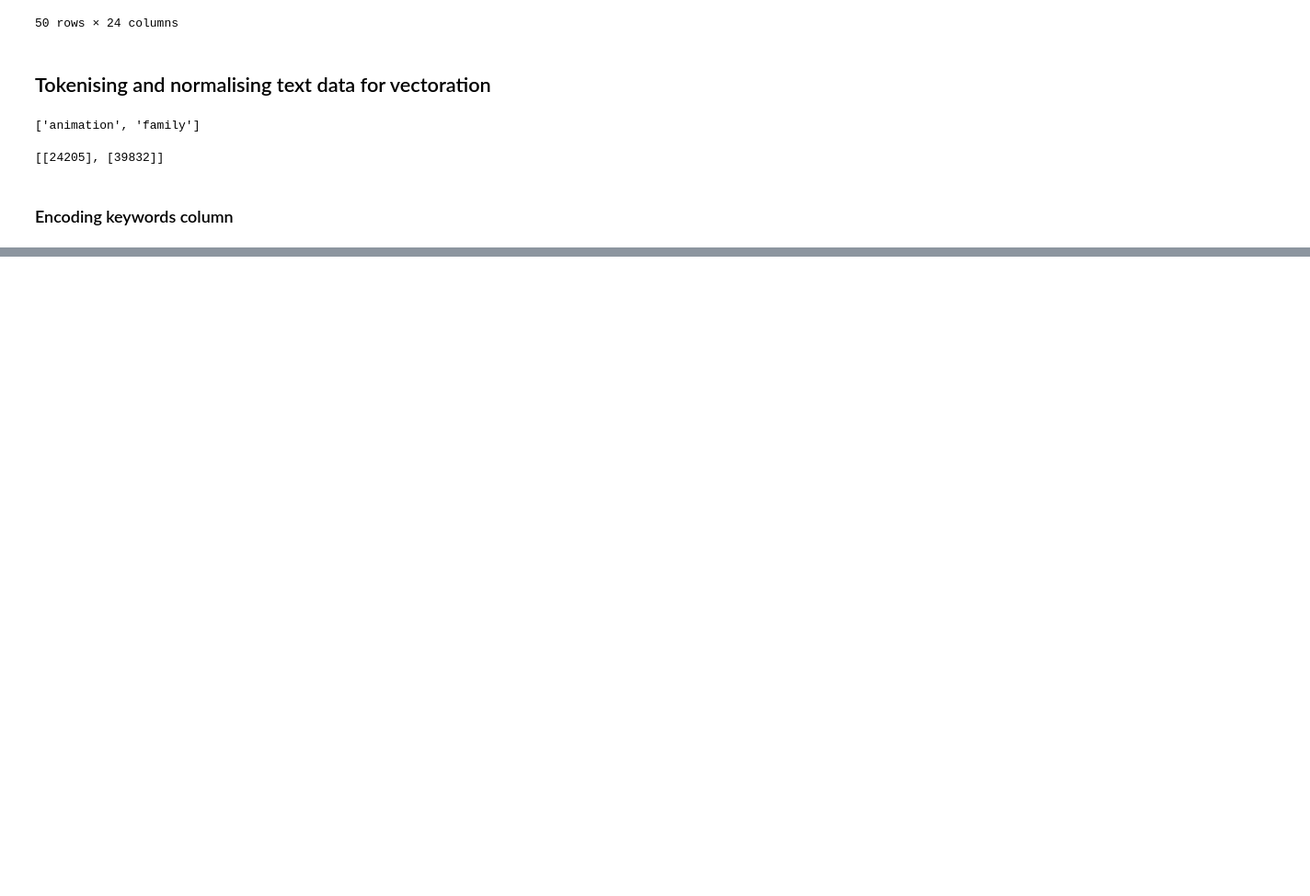
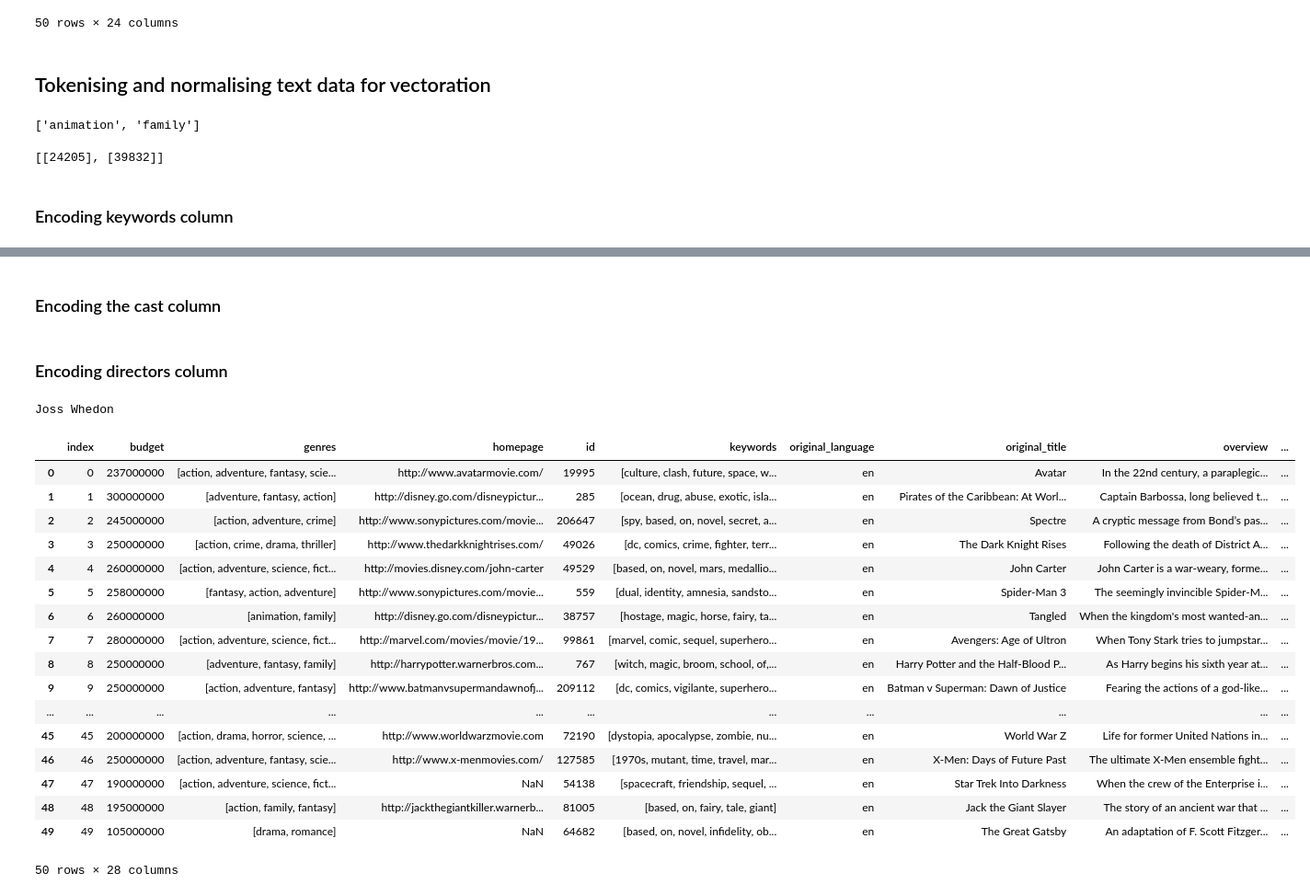
Before and after one commit to abduyus/internship-movie-recommendation, a Jupyter notebook: ml_model/jupyter.ipynb, the cells around one changed output, grey strips where cells are left out. Shown at 92% size. Drawn from its saved outputs; the diff is of its cells as text; code cells hidden in the pictures; blank space fills up the shorter version.

Commit message:
Encoding the cast and directors column into encoded_cast and encoded_directors

```diff
--- a/ml_model/jupyter.ipynb
+++ b/ml_model/jupyter.ipynb
@@ -230,0 +230,57 @@ space
+# %% [markdown]
+### Encoding the cast column
+# %%
+import tiktoken
+
+encoding = tiktoken.encoding_for_model('gpt-4o')
+
+
+for row in df['cast']:
+    if isinstance(row, list):
+        for list_item in row:
+            # print(list_item)
+            # print(encoding.encode(list_item))
+            df['encoded_cast'] = df['cast'].apply(lambda x: [encoding.encode(item) for item in x] if isinstance(x, list) else x)
+# %% [markdown]
+### Encoding directors column
+# %%
+import tiktoken
+
+encoding = tiktoken.encoding_for_model('gpt-4o')
+
+
+for row in df['director']:
+    print
+    if isinstance(row, str):
+
+
+        for row in df['director']:
+            if isinstance(row, str):
+                df['encoded_director'] = df['director'].apply(lambda x: encoding.encode(x) if isinstance(x, str) else x)
+
+
+
+
+print(df['director'].iloc[7])
+df['encoded_director'].iloc[7]
+df
+# %% [output]
+Joss Whedon
+|  | index | budget | genres | homepage | id | keywords | original_language | original_title | overview | ... |
+| 0 | 0 | 237000000 | [action, adventure, fantasy, scie... | http://www.avatarmovie.com/ | 19995 | [culture, clash, future, space, w... | en | Avatar | In the 22nd century, a paraplegic... | ... |
+| 1 | 1 | 300000000 | [adventure, fantasy, action] | http://disney.go.com/disneypictur... | 285 | [ocean, drug, abuse, exotic, isla... | en | Pirates of the Caribbean: At Worl... | Captain Barbossa, long believed t... | ... |
+| 2 | 2 | 245000000 | [action, adventure, crime] | http://www.sonypictures.com/movie... | 206647 | [spy, based, on, novel, secret, a... | en | Spectre | A cryptic message from Bond’s pas... | ... |
+| 3 | 3 | 250000000 | [action, crime, drama, thriller] | http://www.thedarkknightrises.com/ | 49026 | [dc, comics, crime, fighter, terr... | en | The Dark Knight Rises | Following the death of District A... | ... |
+| 4 | 4 | 260000000 | [action, adventure, science, fict... | http://movies.disney.com/john-carter | 49529 | [based, on, novel, mars, medallio... | en | John Carter | John Carter is a war-weary, forme... | ... |
+| 5 | 5 | 258000000 | [fantasy, action, adventure] | http://www.sonypictures.com/movie... | 559 | [dual, identity, amnesia, sandsto... | en | Spider-Man 3 | The seemingly invincible Spider-M... | ... |
+| 6 | 6 | 260000000 | [animation, family] | http://disney.go.com/disneypictur... | 38757 | [hostage, magic, horse, fairy, ta... | en | Tangled | When the kingdom's most wanted-an... | ... |
+| 7 | 7 | 280000000 | [action, adventure, science, fict... | http://marvel.com/movies/movie/19... | 99861 | [marvel, comic, sequel, superhero... | en | Avengers: Age of Ultron | When Tony Stark tries to jumpstar... | ... |
+| 8 | 8 | 250000000 | [adventure, fantasy, family] | http://harrypotter.warnerbros.com... | 767 | [witch, magic, broom, school, of,... | en | Harry Potter and the Half-Blood P... | As Harry begins his sixth year at... | ... |
+| 9 | 9 | 250000000 | [action, adventure, fantasy] | http://www.batmanvsupermandawnofj... | 209112 | [dc, comics, vigilante, superhero... | en | Batman v Superman: Dawn of Justice | Fearing the actions of a god-like... | ... |
+| ... | ... | ... | ... | ... | ... | ... | ... | ... | ... | ... |
+| 45 | 45 | 200000000 | [action, drama, horror, science, ... | http://www.worldwarzmovie.com | 72190 | [dystopia, apocalypse, zombie, nu... | en | World War Z | Life for former United Nations in... | ... |
+| 46 | 46 | 250000000 | [action, adventure, fantasy, scie... | http://www.x-menmovies.com/ | 127585 | [1970s, mutant, time, travel, mar... | en | X-Men: Days of Future Past | The ultimate X-Men ensemble fight... | ... |
+| 47 | 47 | 190000000 | [action, adventure, science, fict... | NaN | 54138 | [spacecraft, friendship, sequel, ... | en | Star Trek Into Darkness | When the crew of the Enterprise i... | ... |
+| 48 | 48 | 195000000 | [action, family, fantasy] | http://jackthegiantkiller.warnerb... | 81005 | [based, on, fairy, tale, giant] | en | Jack the Giant Slayer | The story of an ancient war that ... | ... |
+| 49 | 49 | 105000000 | [drama, romance] | NaN | 64682 | [based, on, novel, infidelity, ob... | en | The Great Gatsby | An adaptation of F. Scott Fitzger... | ... |
+50 rows × 28 columns
```
Also changed, not shown: parts of 1 cell of this notebook.
